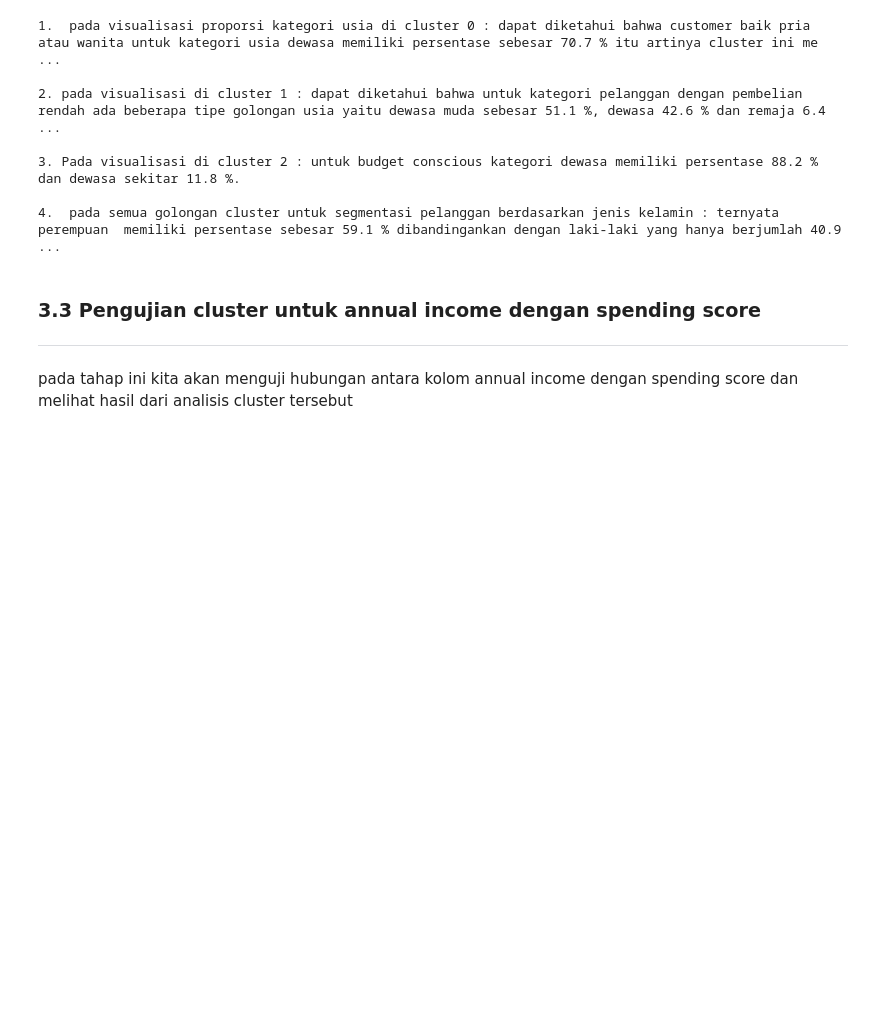
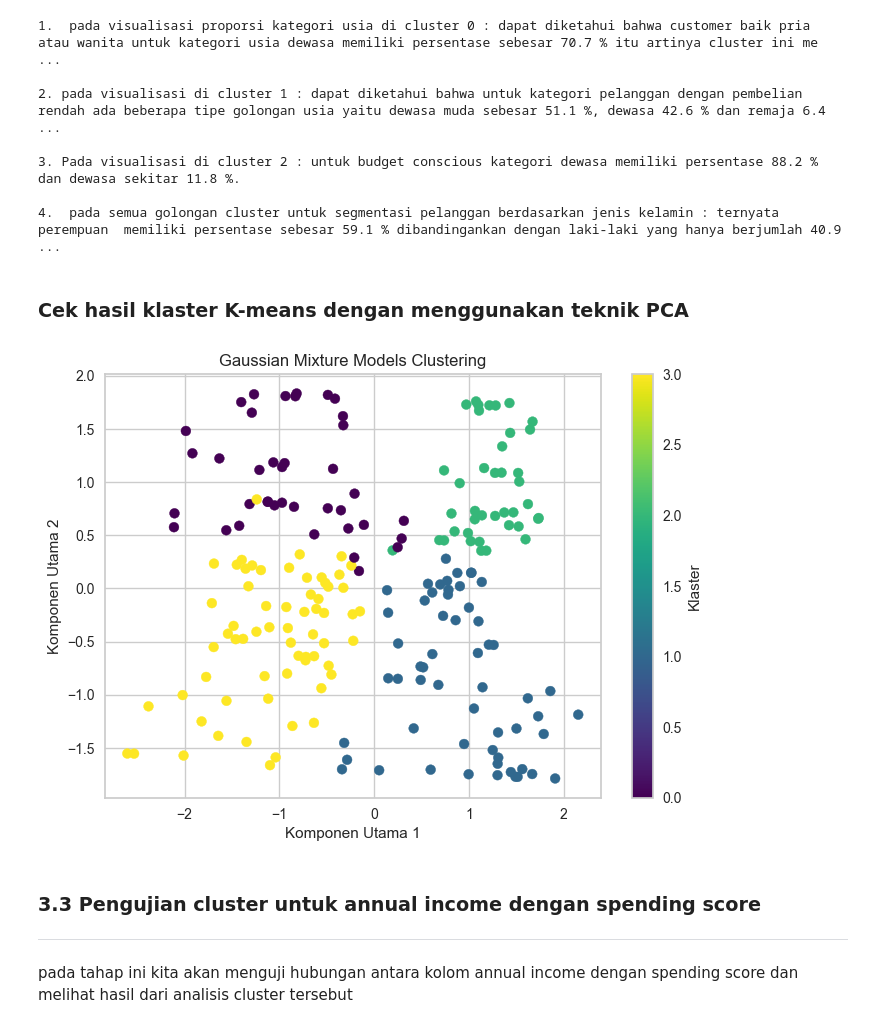
Before and after one commit to BlackBox-Ops/ML-Customer-Segmentation, a Jupyter notebook: notebooks/analisis_eda.ipynb, the cells around one changed output. Drawn from its saved outputs; the diff is of its cells as text; code cells hidden in the pictures; blank space fills up the shorter version.

Commit message:
memperbaiki dan menambahkan analisis segmentasi pelanggan dengan algoritma gmm

```diff
--- a/notebooks/analisis_eda.ipynb
+++ b/notebooks/analisis_eda.ipynb
@@ -1546,6 +1546,24 @@ print("""
 3. Pada visualisasi di cluster 2 : untuk budget conscious kategori dewasa memiliki persentase 88.2 % dan dewasa sekitar 11.8 %.
 
 4.  pada semua golongan cluster untuk segmentasi pelanggan berdasarkan jenis kelamin : ternyata perempuan  memiliki persentase sebesar 59.1 % dibandingankan dengan laki-laki yang hanya berjumlah 40.9  ...
+# %% [markdown]
+### Cek hasil klaster K-means dengan menggunakan teknik PCA
+# %%
+from sklearn.decomposition import PCA
+
+kmeans_labels = k_means.predict(data)
+
+pca = PCA(n_components=2)
+data_pca = pca.fit_transform(data)
+
+plt.scatter(data_pca[:, 0], data_pca[:, 1], c=kmeans_labels, cmap='viridis', s=50)
+plt.title('Gaussian Mixture Models Clustering')
+plt.xlabel('Komponen Utama 1')
+plt.ylabel('Komponen Utama 2')
+plt.colorbar(label='Klaster')
+plt.show()
+# %% [output]
+[figure, added]
 # %% [markdown]
 ### 3.3 Pengujian cluster untuk annual income dengan spending score
 ---
```
Also changed, not shown: parts of 14 cells of this notebook.
